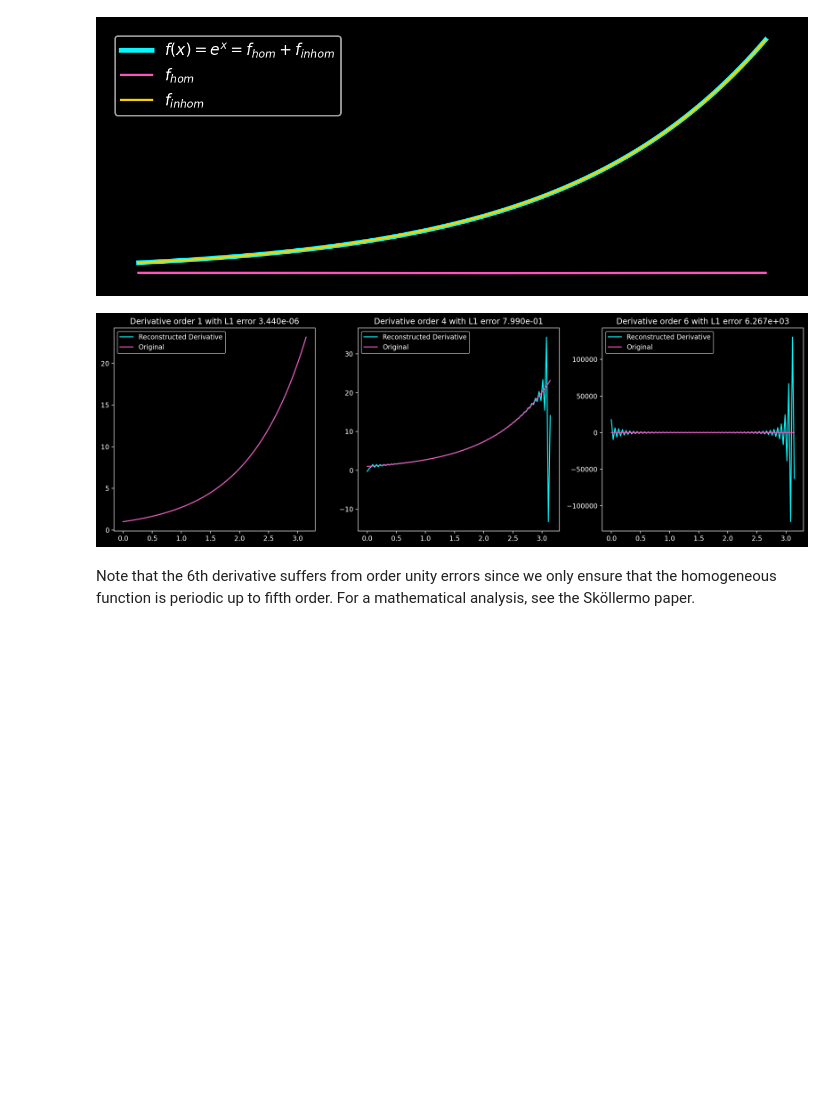
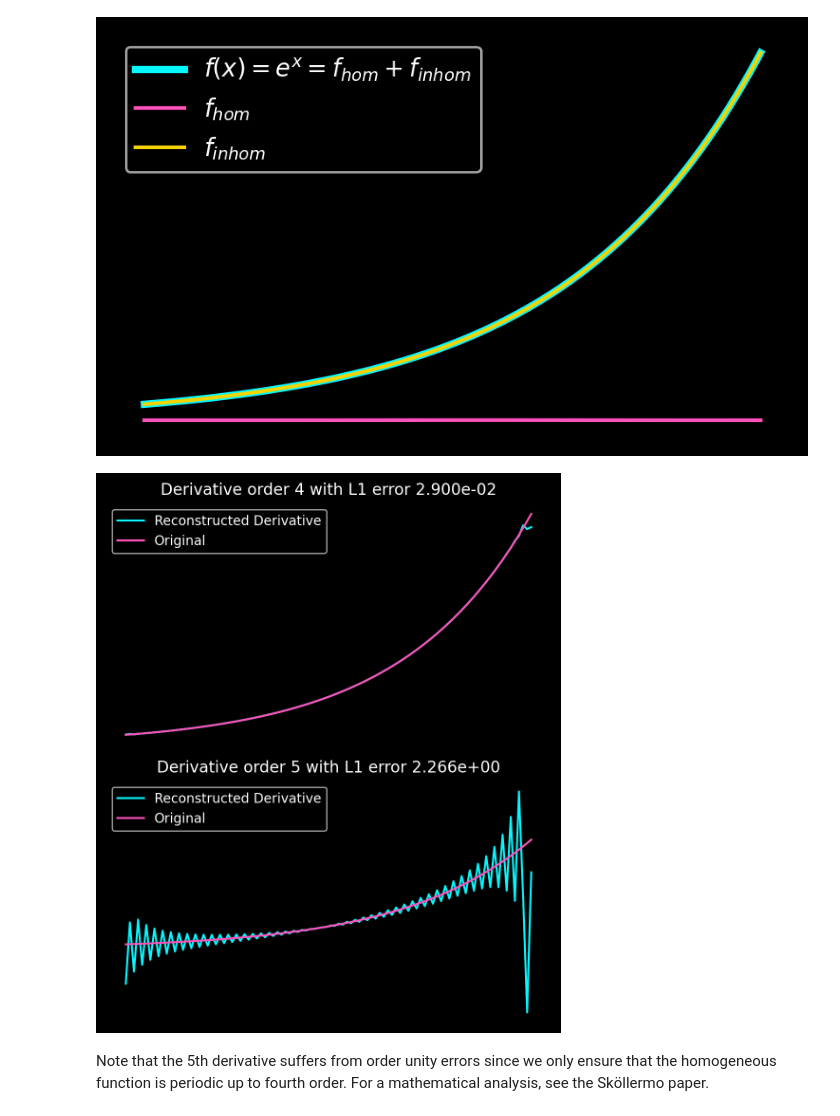
Before and after one commit to KunkelAlexander/when-fourier-fails-python, a Jupyter notebook: 3_subtraction_methods.ipynb, the cells around one changed output. Cells and saved outputs as stored; diff of their text form; code cells hidden in the pictures; blank space fills up the shorter version.

```diff
--- a/3_subtraction_methods.ipynb
+++ b/3_subtraction_methods.ipynb
@@ -402,28 +510,28 @@ bstencils = []
 cstencils = []
 
 
-def compute_fd_coefficients(derivative_order, accuracy, mode, stencil=None):
+def compute_fd_coefficients(derivative_order, n_accuracy, mode, stencil=None):
     """
-    Compute finite difference coefficients for given derivative order and accuracy.
+    Compute finite difference coefficients for given derivative order and n_accuracy.
 
     Args:
         derivative_order (int): The order of the derivative.
-        accuracy (int): The accuracy of the approximation.
+        n_accuracy (int): The n_accuracy of the approximation.
         mode (int): The mode of finite difference (forward, backward, centered, custom).
         stencil (np.array): The points used for the finite difference.
 
     Returns:
         tuple: A tuple containing the stencil and the coefficients.
     """
-    stencil_length = derivative_order + accuracy
+    stencil_length = derivative_order + n_accuracy
 
     if mode == MODE_FORWARD:
         stencil = np.arange(0, stencil_length)
     elif mode == MODE_BACKWARD:
         stencil = np.arange(-stencil_length + 1, 1)
     elif mode == MODE_CENTERED:
-        if accuracy % 2 != 0:
-            raise ValueError("Centered stencils available only with even accuracy orders")
+        if n_accuracy % 2 != 0:
+            raise ValueError("Centered stencils available only with even n_accuracy orders")
         if (stencil_length % 2 == 0) and stencil_length >= 4:
             stencil_length -= 1
         half_stencil_length = int((stencil_length - 1) / 2)
@@ -483,14 +591,14 @@ def compute_derivative(f, j, dx, stencil, derivative_order=1):
     return f_dx / dx ** derivative_order
 
 
-def get_polynomial_shift_function(x, f, N=0):
+def get_polynomial_shift_function(f, n_accuracy, x):
     """
     Compute the polynomial shift function to fulfill Dirichlet boundary conditions.
 
     Args:
+        f (np.array): The function values.
+        n_accuracy(int): The number of derivatives made continuous: f - shift will be in the set of continuous, order-times differentiable functions C^order(x)
         x (np.array): The domain of the function.
-        f (np.array): The function values.
-        N (int): The order of the polynomial.
 
     Returns:
         tuple: The polynomial shift function and the interpolating polynomial.
@@ -499,28 +607,29 @@ def get_polynomial_shift_function(x, f, N=0):
     x0, x1 = x[0], x[-1]
     f0, f1 = f[0], f[-1]
 
-    N_columns = 1 + N
-    fd_f_stencil = fstencils[N - 1]
-    fd_b_stencil = bstencils[N - 1]
+    N_columns    = 1 + n_accuracy
+    fd_f_stencil = fstencils[n_accuracy - 1]
+    fd_b_stencil = bstencils[n_accuracy - 1]
 
     B = np.zeros((N_columns, len(f)), f.dtype)
 
-    bc_l = [(i + 1, compute_derivative(f, 0, dx, fd_f_stencil[i], i + 1)) for i in range(N)]
-    bc_r = [(i + 1, compute_derivative(f, -1, dx, fd_b_stencil[i], i + 1)) for i in range(N)]
+    bc_l = [(i + 1, compute_derivative(f, 0, dx, fd_f_stencil[i], i + 1)) for i in range(n_accuracy)]
+    bc_r = [(i + 1, compute_derivative(f, -1, dx, fd_b_stencil[i], i + 1)) for i in range(n_accuracy)]
 
     bc = (bc_l, bc_r)
 
-    poly = scipy.interpolate.make_interp_spline([x0, x1], [f0, f1], k=2 * N + 1, bc_type=bc, axis=0)
+    poly = scipy.interpolate.make_interp_spline([x0, x1], [f0, f1], k=2 * n_accuracy + 1, bc_type=bc, axis=0)
 
-    for i in range(N + 1):
+    for i in range(n_accuracy + 1):
         B[i] = poly(x, i * 2)
 
     return B[:, :len(x)], poly
 
 
 # Configurable parameters
-N     = 100  # Size of input domain
-order = 3    # Order of the subtraction variables, this leads to a 2*order + 1-th degree polynomials being subtraction from the original function
+N        = 100  # Size of input domain
+# Accuracy of the subtraction, this leads to a polynomial of order 2*n_accuracy + 1 being subtracted from the original function
+n_accuracy = 4
 
 # Define the domain and the function
 L = np.pi
@@ -536,7 +645,7 @@ f = func(x)
 dx = x[1] - x[0]
 
 # Create shift function such that f - B fulfills Dirichlet boundary conditions
-shift, polynomial_func = get_polynomial_shift_function(x, f, N=order)
+shift, polynomial_func = get_polynomial_shift_function(f = f, n_accuracy=n_accuracy, x = x)
 f_ext = f - shift[0]
 f_hat = scipy.fft.fft(f_ext)
 
@@ -551,40 +660,49 @@ colors = [
 ]
 
 plt.style.use('dark_background')
-plt.figure(figsize=(8, 3), dpi=200)
+plt.figure(figsize=(5, 3), dpi=200)
 plt.axis("off")
 plt.plot(f, c=colors[0], lw=3, label=r"$f(x) = e^x = f_{hom} + f_{inhom}$")
 plt.plot(f_ext, c=colors[1], label=r"$f_{hom}$")
 plt.plot(shift[0], c=colors[2], label=r"$f_{inhom}$")
 plt.legend()
-plt.savefig("figures/subtraction_3.png")
+plt.savefig("figures/subtraction_polynomial_extension.png", bbox_inches='tight')
 plt.show()
 
 # Number of subplots
-num_subplots = 3
+num_subplots = 2
 
 # Create subplots
-fig, axs = plt.subplots(1, num_subplots, figsize=(5 * num_subplots, 5), dpi=200)
+fig, axs = plt.subplots(num_subplots, 1, figsize=(5, 3* num_subplots), dpi=200)
 
 # Loop through different subtraction orders
-for i, o in enumerate([1, 4, 6]):
+for i, o in enumerate([4, 5]):
     forg = func(x)
     frec = scipy.fft.ifft(f_hat * (1j * k) ** o).real  # Use only the first N elements (the original domain)
     reco = polynomial_func(x, o)
     sumo = frec + reco
 
     # Plot the sum and the original function in subplots
     axs[i].set_title(f"Derivative order {o} with L1 error {np.mean(np.abs(sumo - forg)):3.3e}")
     axs[i].plot(x, sumo, label="Reconstructed Derivative", c=colors[0])
     axs[i].plot(x, forg, label="Original", c=colors[1])
     axs[i].legend()
 
+
+
+    axs[i].spines['top'].set_visible(False)
+    axs[i].spines['right'].set_visible(False)
+    axs[i].spines['bottom'].set_visible(False)
+    axs[i].spines['left'].set_visible(False)
+    axs[i].get_xaxis().set_ticks([])
+    axs[i].get_yaxis().set_ticks([])
+
 # Adjust layout
 plt.tight_layout()
-plt.savefig("figures/subtraction_4.png")
+plt.savefig("figures/subtraction_polynomial_accuracy.png")
 plt.show()
 # %% [output]
-[figure, old version]
+[figure, new version]
-[figure, old version]
+[figure, new version]
 # %% [markdown]
-Note that the 6th derivative suffers from order unity errors since we only ensure that the homogeneous function is periodic up to fifth order. For a mathematical analysis, see the Sköllermo paper.
+Note that the 5th derivative suffers from order unity errors since we only ensure that the homogeneous function is periodic up to fourth order. For a mathematical analysis, see the Sköllermo paper.
```
Also changed, not shown: parts of 11 cells of this notebook, 22 other files.
